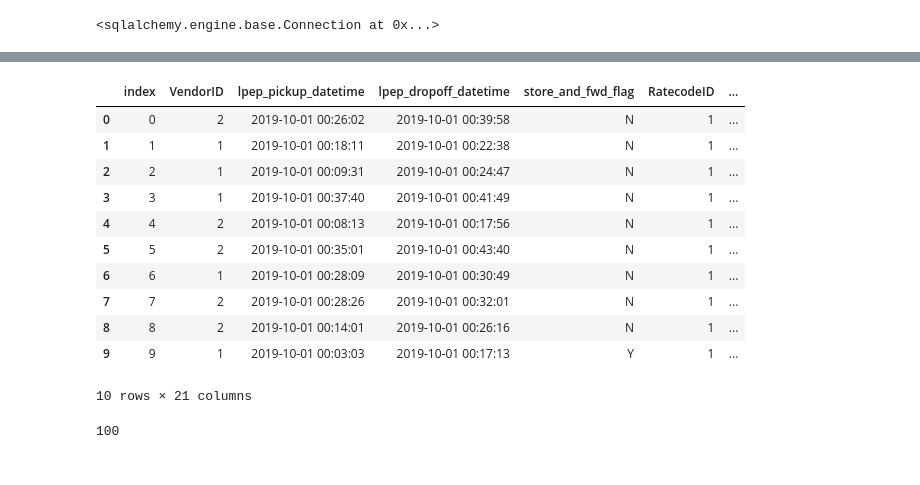
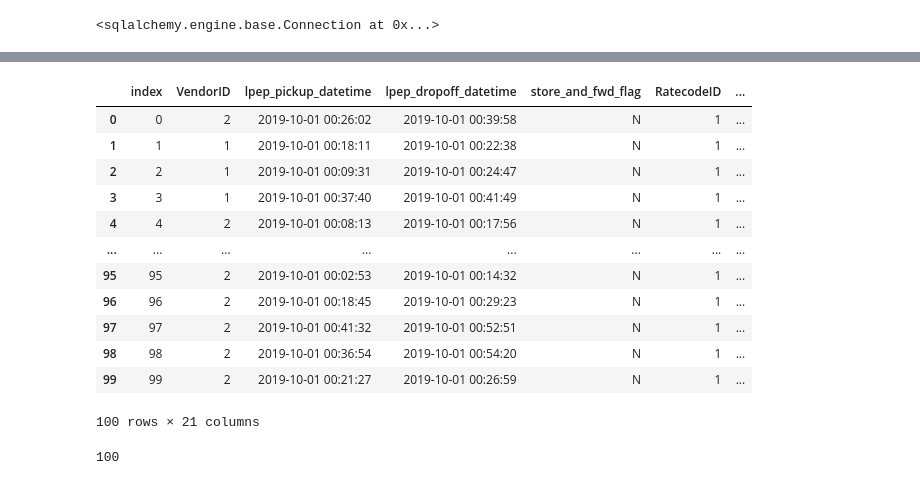
Before and after one commit to niaulans/DE-Zoomcamp2025, a Jupyter notebook: 01-docker-terraform/homework/homework_notebook.ipynb, the cells around one changed output, grey strips where cells are left out. Drawn from its saved outputs; the diff is of its cells as text; code cells hidden in the pictures.

```diff
--- a/01-docker-terraform/homework/homework_notebook.ipynb
+++ b/01-docker-terraform/homework/homework_notebook.ipynb
@@ -192,26 +192,27 @@ pd.read_sql(query, con=engine)
 # %%
 query = """
 SELECT
     *
 FROM
     green_taxi_trips
-LIMIT 10;
+LIMIT 100;
 """
 
 pd.read_sql(query, con=engine)
 # %% [output]
 |  | index | VendorID | lpep_pickup_datetime | lpep_dropoff_datetime | store_and_fwd_flag | RatecodeID | ... |
 | 0 | 0 | 2 | 2019-10-01 00:26:02 | 2019-10-01 00:39:58 | N | 1 | ... |
 | 1 | 1 | 1 | 2019-10-01 00:18:11 | 2019-10-01 00:22:38 | N | 1 | ... |
 | 2 | 2 | 1 | 2019-10-01 00:09:31 | 2019-10-01 00:24:47 | N | 1 | ... |
 | 3 | 3 | 1 | 2019-10-01 00:37:40 | 2019-10-01 00:41:49 | N | 1 | ... |
 | 4 | 4 | 2 | 2019-10-01 00:08:13 | 2019-10-01 00:17:56 | N | 1 | ... |
-| 5 | 5 | 2 | 2019-10-01 00:35:01 | 2019-10-01 00:43:40 | N | 1 | ... |
-| 6 | 6 | 1 | 2019-10-01 00:28:09 | 2019-10-01 00:30:49 | N | 1 | ... |
-| 7 | 7 | 2 | 2019-10-01 00:28:26 | 2019-10-01 00:32:01 | N | 1 | ... |
-| 8 | 8 | 2 | 2019-10-01 00:14:01 | 2019-10-01 00:26:16 | N | 1 | ... |
-| 9 | 9 | 1 | 2019-10-01 00:03:03 | 2019-10-01 00:17:13 | Y | 1 | ... |
+| ... | ... | ... | ... | ... | ... | ... | ... |
+| 95 | 95 | 2 | 2019-10-01 00:02:53 | 2019-10-01 00:14:32 | N | 1 | ... |
+| 96 | 96 | 2 | 2019-10-01 00:18:45 | 2019-10-01 00:29:23 | N | 1 | ... |
+| 97 | 97 | 2 | 2019-10-01 00:41:32 | 2019-10-01 00:52:51 | N | 1 | ... |
+| 98 | 98 | 2 | 2019-10-01 00:36:54 | 2019-10-01 00:54:20 | N | 1 | ... |
+| 99 | 99 | 2 | 2019-10-01 00:21:27 | 2019-10-01 00:26:59 | N | 1 | ... |
-10 rows × 21 columns
+100 rows × 21 columns
 # %%
 df2.to_sql(name='taxi_zones', con=engine, if_exists='replace')
 # %% [output]
```
Also changed, not shown: parts of 12 cells of this notebook, 2 other files.
